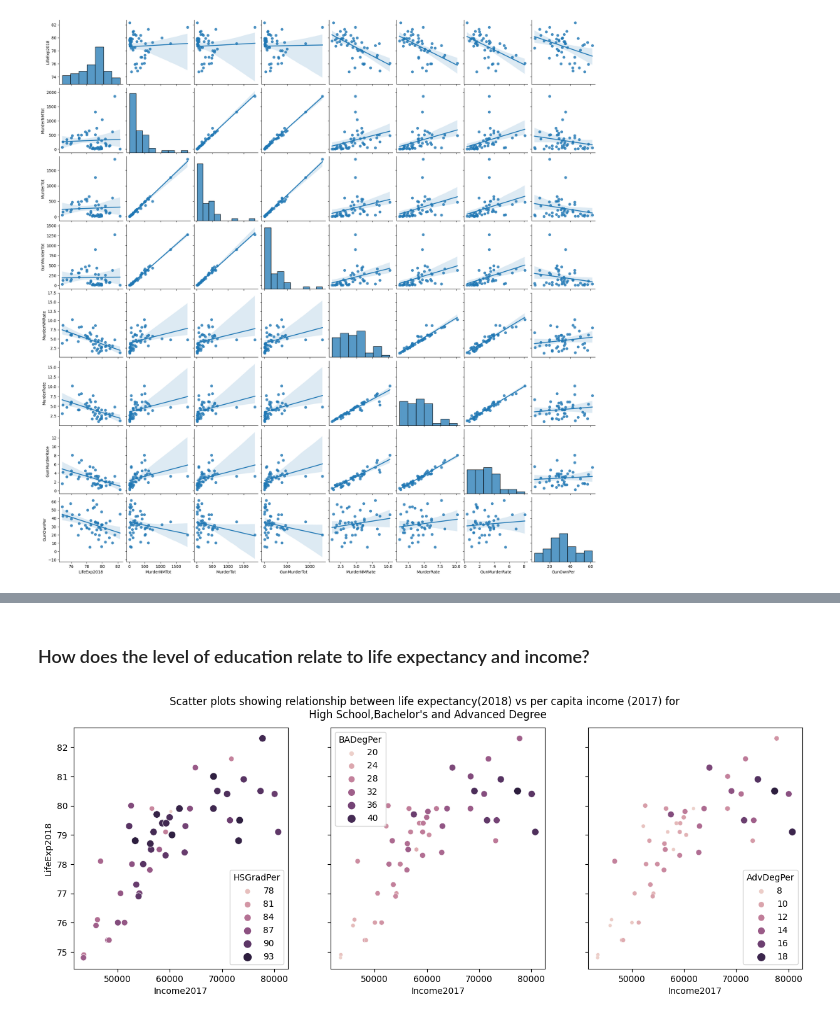
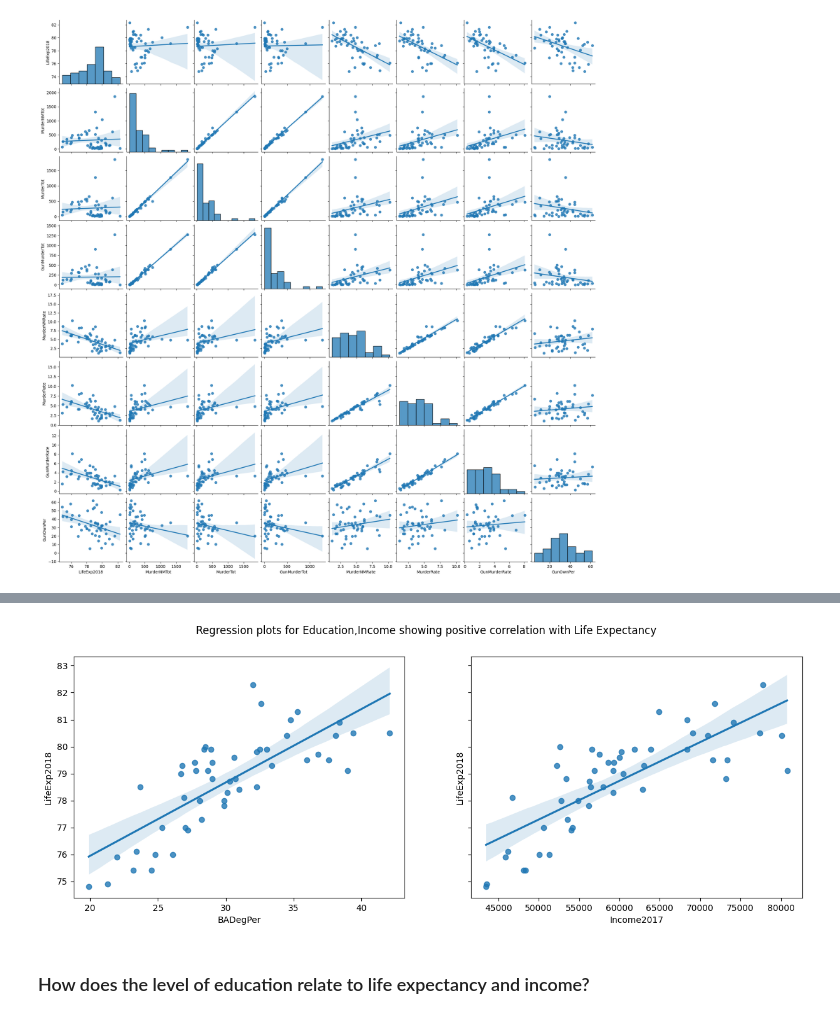
Before and after one commit to pallabee/Demographic-Data-Analysis, a Jupyter notebook: visualize_relationships.ipynb, the cells around one changed output, grey strips where cells are left out. Saved outputs shown, nothing was run; the diff lists cells and outputs as text; code cells hidden in the pictures.

```diff
--- a/visualize_relationships.ipynb
+++ b/visualize_relationships.ipynb
@@ -78,11 +111,10 @@ plt.show()
+# %%
+fig, axes = plt.subplots(1,2, figsize=(15, 5), sharey=True)
+fig.suptitle('Regression plots for Education,Income showing positive correlation with Life Expectancy')
+sns.regplot(ax=axes[0], data=df, x = "BADegPer", y = "LifeExp2018");
+sns.regplot(ax=axes[1], data=df, x = "Income2017", y = "LifeExp2018");
+plt.show()
+# %% [output]
+[figure, added]
 # %% [markdown]
 ### How does the level of education relate to life expectancy and income?
-# %%
-fig, axes = plt.subplots(1,3, figsize=(15, 5), sharey=True)
-fig.suptitle('Scatter plots showing relationship between life expectancy(2018) vs per capita income (2017) for \n High School,Bachelor\'s and Advanced Degree')
-sns.scatterplot(ax=axes[0], data=df, x="Income2017", y="LifeExp2018", hue="HSGradPer", size = "HSGradPer");
-sns.scatterplot(ax=axes[1], data=df, x="Income2017", y="LifeExp2018", hue="BADegPer", size = "BADegPer");
-sns.scatterplot(ax=axes[2], data=df, x="Income2017", y="LifeExp2018", hue="AdvDegPer", size = "AdvDegPer");
-plt.show()
-# %% [output]
-[figure, removed]
```
Also changed, not shown: parts of 12 cells of this notebook.
